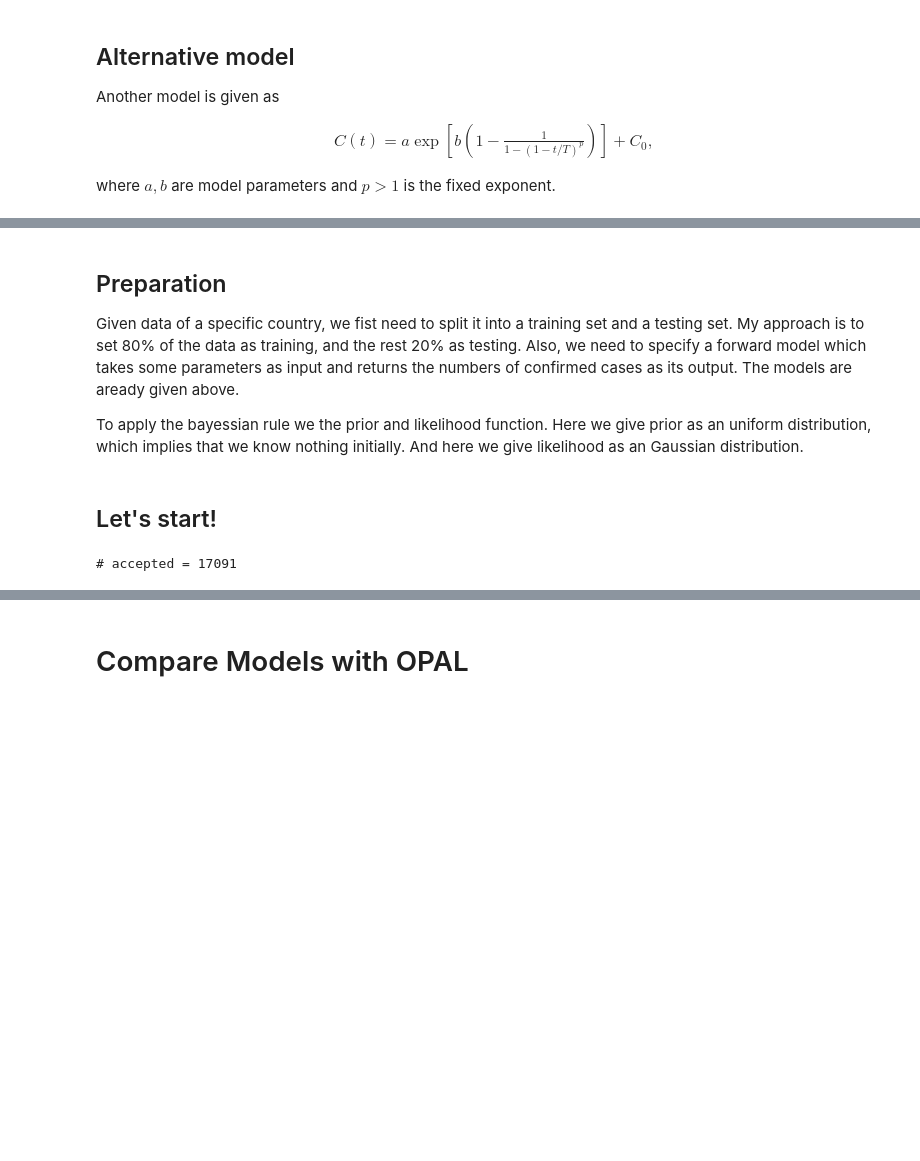
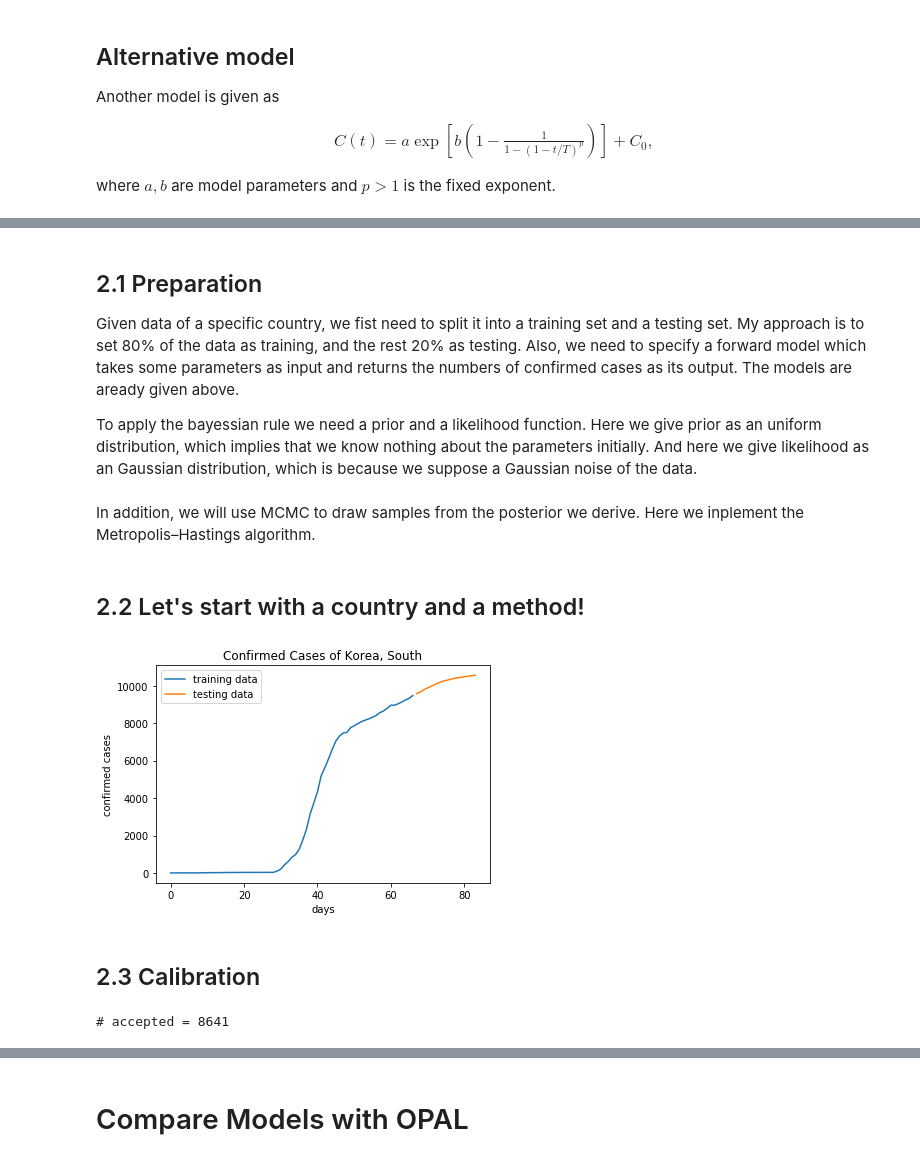
Before and after one commit to prashjha/StudyCovid19, a Jupyter notebook: process/bayesian/Assignment on Bayesian Inversion.ipynb, the cells around one changed output, grey strips where cells are left out. Drawn from its saved outputs; the diff is of its cells as text; code cells hidden in the pictures; blank space fills up the shorter version.

```diff
--- a/process/bayesian/Assignment on Bayesian Inversion.ipynb
+++ b/process/bayesian/Assignment on Bayesian Inversion.ipynb
@@ -82,6 +77,6 @@ from scipy.stats import multivariate_normal
 # %% [markdown]
-## Preparation
+## 2.1 Preparation
 Given data of a specific country, we fist need to split it into a training set and a testing set. My approach is to set 80% of the data as training, and the rest 20% as testing. Also, we need to specify a forward model which takes some parameters as input and returns the numbers of confirmed cases as its output. The models are aready given above.
 
-To apply the bayessian rule we the prior and likelihood function. Here we give prior as an uniform distribution, which implies that we know nothing initially. And here we give likelihood as an Gaussian distribution.
+To apply the bayessian rule we need a prior and a likelihood function. Here we give prior as an uniform distribution, which implies that we know nothing about the parameters initially. And here we give likelihood as an Gaussian distribution, which is because we suppose a Gaussian noise of the data.
 # %%
@@ -137,2 +135,4 @@ def log_likelihood(theta, data):
+# %% [markdown]
+In addition, we will use MCMC to draw samples from the posterior we derive. Here we inplement the Metropolis–Hastings algorithm.
 # %%
 # prepare MCMC
@@ -213,32 +213,31 @@ def burn_accepted(accepted, burn_in=0.5, show=True):
         fig.tight_layout()
     return accepted_burned
 # %% [markdown]
-## Let's start!
+## 2.2 Let's start with a country and a method!
 # %%
-country = 'US'
+country = 'Korea, South'
 model = model3
-noise_arg = 1.
-data_c, data_v, log_prior_c, model_args = prepare(country, model, noise_arg)
+data_c, data_v = prepare_data(country)
+noise_arg, log_prior_c, fix_params, trans_param_c, param_init_c = prepare_model(model,country,data_c)
 
-# plt.plot(data_c[:,0],data_c[:,1], label="training data")
-# plt.plot(data_v[:,0],data_v[:,1], label="testing data")
-# plt.xlabel("days")
-# plt.ylabel("confirmed cases")
-# plt.legend()
-# plt.title("Confirmed Cases of "+ country)
-# plt.show()
+plt.plot(data_c[:,0],data_c[:,1], label="training data")
+plt.plot(data_v[:,0],data_v[:,1], label="testing data")
+plt.xlabel("days")
+plt.ylabel("confirmed cases")
+plt.legend()
+plt.title("Confirmed Cases of "+ country)
+plt.show()
+# %% [output]
+[figure, added]
+# %% [markdown]
+## 2.3 Calibration
 # %%
-## Calibration
-fix_params = model_args[0]
-trans_param_c = model_args[1]
-param_init_c = model_args[2]
-
 transition_model_c = lambda theta: np.random.normal(theta,trans_param_c,(2,))
-
-accepted_c, rejected_c = metropolis_hastings(log_likelihood,log_prior_c,transition_model_c,param_init_c,50000,data_c,acceptance_rule)
+accepted_c, rejected_c = metropolis_hastings(log_likelihood,log_prior_c,transition_model_c,
+                                             param_init_c,50000,data_c,acceptance_rule)
 print('# accepted = ' + str(accepted_c.shape[0]))
 # %% [output]
-# accepted = 17091
+# accepted = 8641
 # %%
 show_mcmc(accepted_c, rejected_c)
 accepted_burned_c = burn_accepted(accepted_c, burn_in=0.8, show=True)
```
Also changed, not shown: parts of 18 cells of this notebook.
